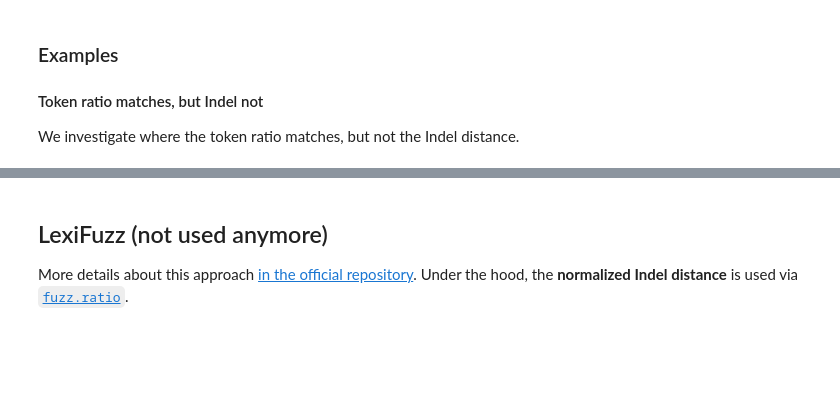
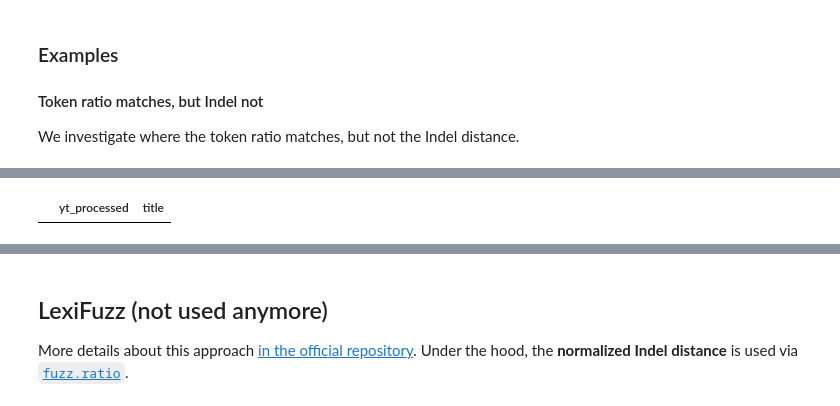
Before and after one commit to progsi/YTUnCoverLLM, a Jupyter notebook: notebooks/fuzzy_annotation.ipynb, the cells around one changed output, grey strips where cells are left out. Saved outputs shown, nothing was run; the diff lists cells and outputs as text; code cells hidden in the pictures; blank space fills up the shorter version.

Commit message:
partial fuzzy

```diff
--- a/notebooks/fuzzy_annotation.ipynb
+++ b/notebooks/fuzzy_annotation.ipynb
@@ -164,3 +188,11 @@ data_shs.loc[mask, ["yt_processed", "title"]].sample(20)
+# %%
+# mask: token matches, but not partial
+mask = ~series_partial.apply(
+    has_any_ent, args=("title", 99)) & series_token.apply(has_any_ent, args=("title", 99))
+
+data_shs.loc[mask, ["yt_processed", "title"]]#.sample(20)
+# %% [output]
+|  | yt_processed | title |
 # %%
 # mask: nothing matches
 mask = ~series_simple.apply(
```
Also changed, not shown: parts of 5 cells of this notebook, 1 other file.
